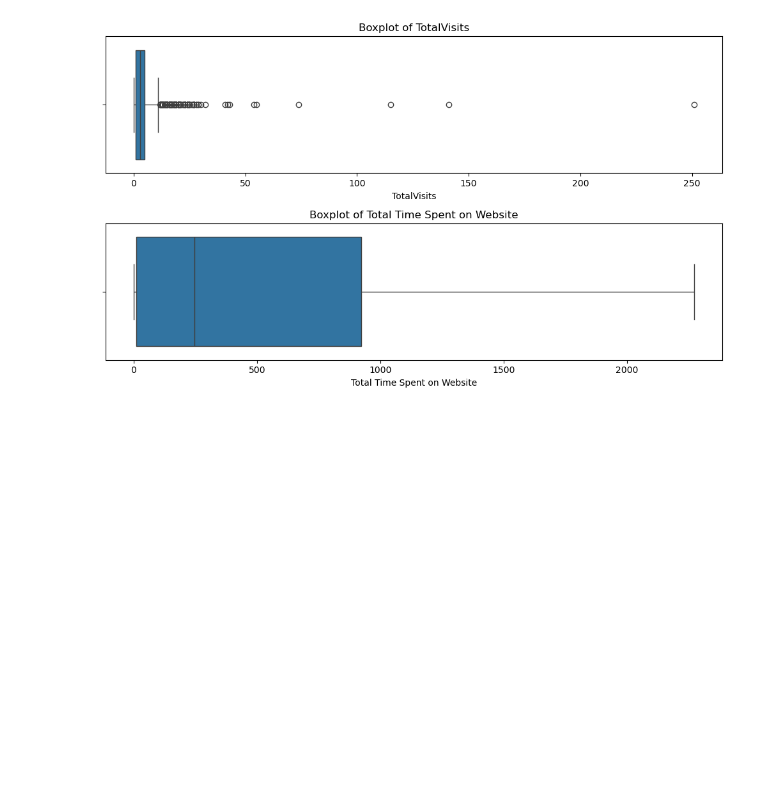
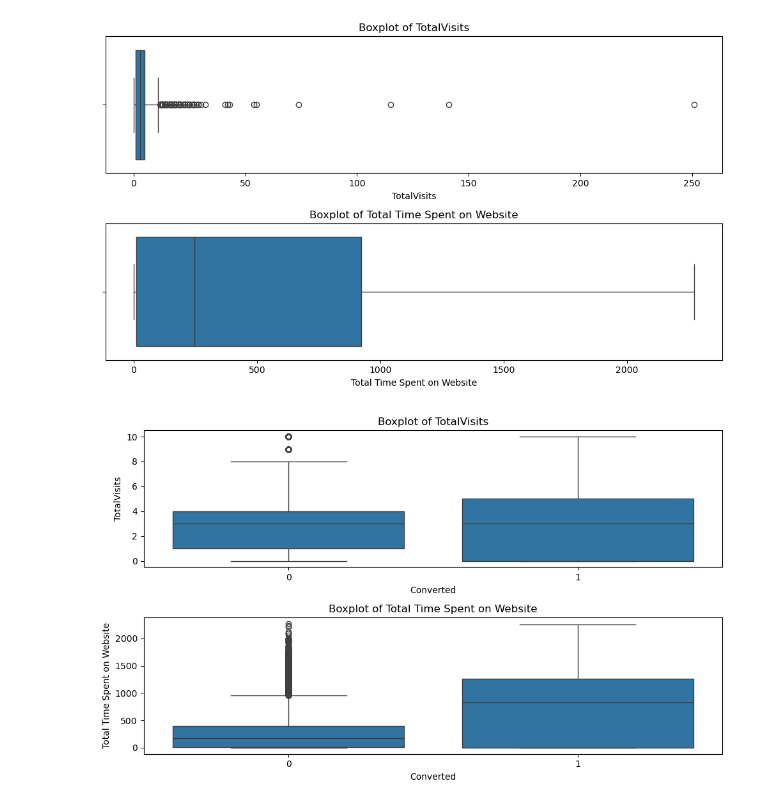
Before and after one commit to KHarishKrish/Lead_Score_Analysis, a Jupyter notebook: Solution.ipynb, the cells around one changed output. Drawn from its saved outputs; the diff is of its cells as text; code cells hidden in the pictures; blank space fills up the shorter version.

```diff
--- a/Solution.ipynb
+++ b/Solution.ipynb
@@ -556,3 +556,19 @@ plt.tight_layout()
 plt.show()
 # %% [output]
 [figure]
+# %%
+q1 = data_df_cleaned['TotalVisits'].quantile(0.95)
+data_df_cleaned['TotalVisits'][data_df_cleaned['TotalVisits'] >= q1] =q1
+# %%
+fig, axes = plt.subplots(2, 1, figsize=(10, 6))
+axes = axes.flatten()
+
+for i, j in enumerate(['TotalVisits', 'Total Time Spent on Website']):
+    sns.boxplot(y=j, x='Converted', data=data_df_cleaned, ax=axes[i])
+    axes[i].set_title(f"Boxplot of {j}")
+
+plt.subplots_adjust(hspace=2.0)
+plt.tight_layout()
+plt.show()
+# %% [output]
+[figure, added]
```
